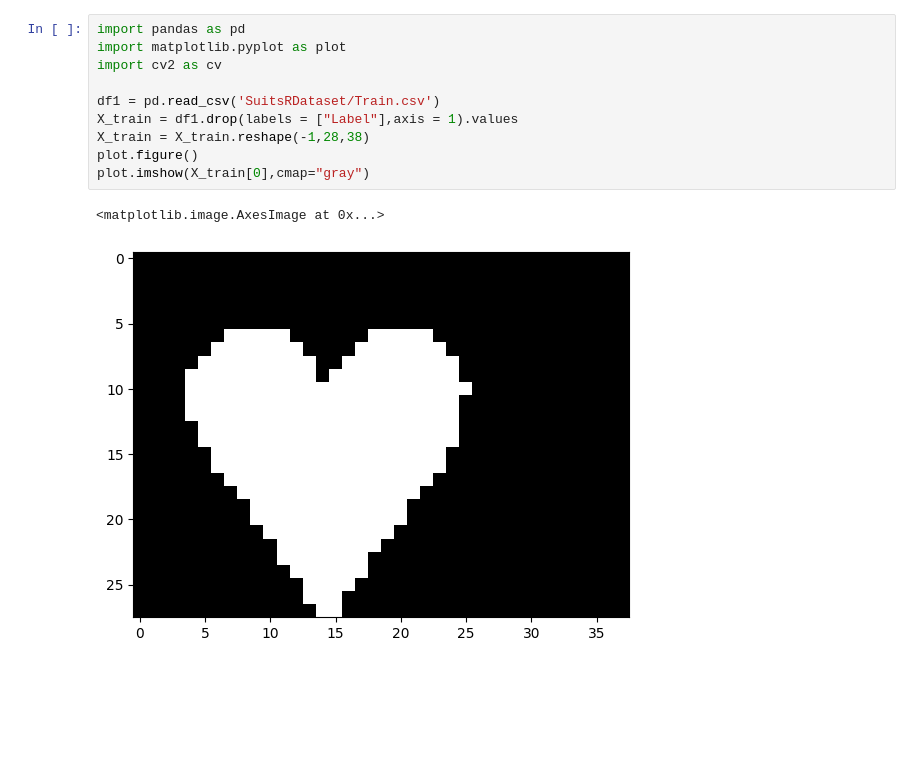
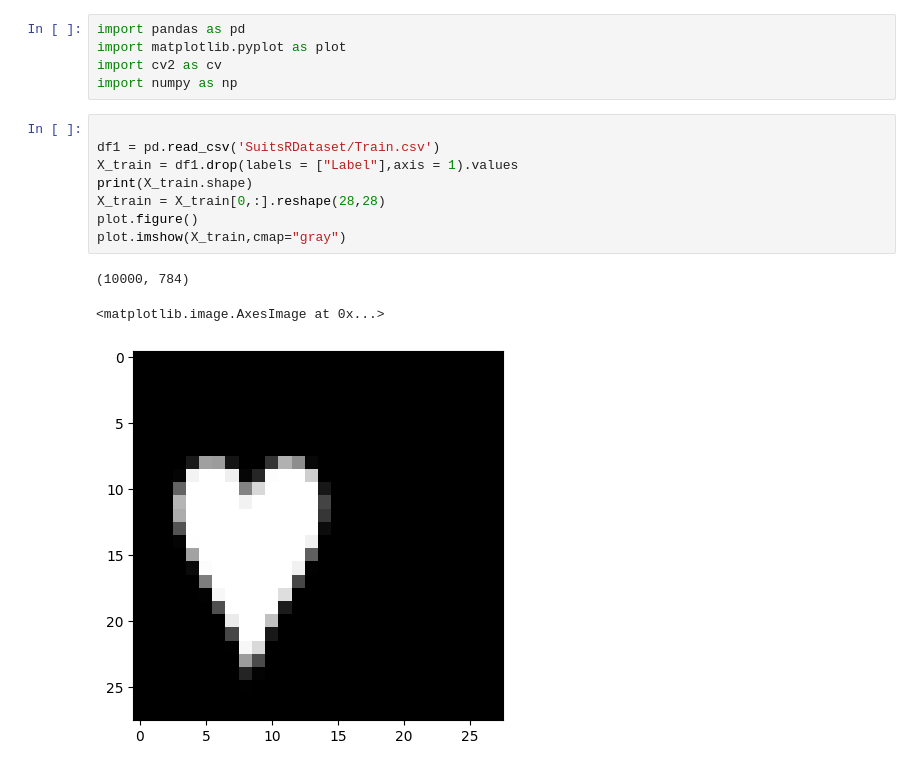
Before and after one commit to TestRun10000/Final-Year-Project, a Jupyter notebook: CV/testtl.ipynb, the cells around one changed output. Cells and saved outputs as stored; diff of their text form; blank space fills up the shorter version.

```diff
--- a/CV/testtl.ipynb
+++ b/CV/testtl.ipynb
@@ -2,12 +2,16 @@
 import pandas as pd
 import matplotlib.pyplot as plot
 import cv2 as cv
-
-df1 = pd.read_csv('SuitsRDataset/Train.csv')
-X_train = df1.drop(labels = ["Label"],axis = 1).values
-X_train = X_train.reshape(-1,28,38)
-plot.figure()
-plot.imshow(X_train[0],cmap="gray")
+import numpy as np
-# %% [output]
-<matplotlib.image.AxesImage at 0x...>
-[figure, removed]
+# %%
+
+df1 = pd.read_csv('SuitsRDataset/Train.csv')
+X_train = df1.drop(labels = ["Label"],axis = 1).values
+print(X_train.shape)
+X_train = X_train[0,:].reshape(28,28)
+plot.figure()
+plot.imshow(X_train,cmap="gray")
+# %% [output]
+(10000, 784)
+<matplotlib.image.AxesImage at 0x...>
+[figure, added]
```
Also changed, not shown: 12 other files.
